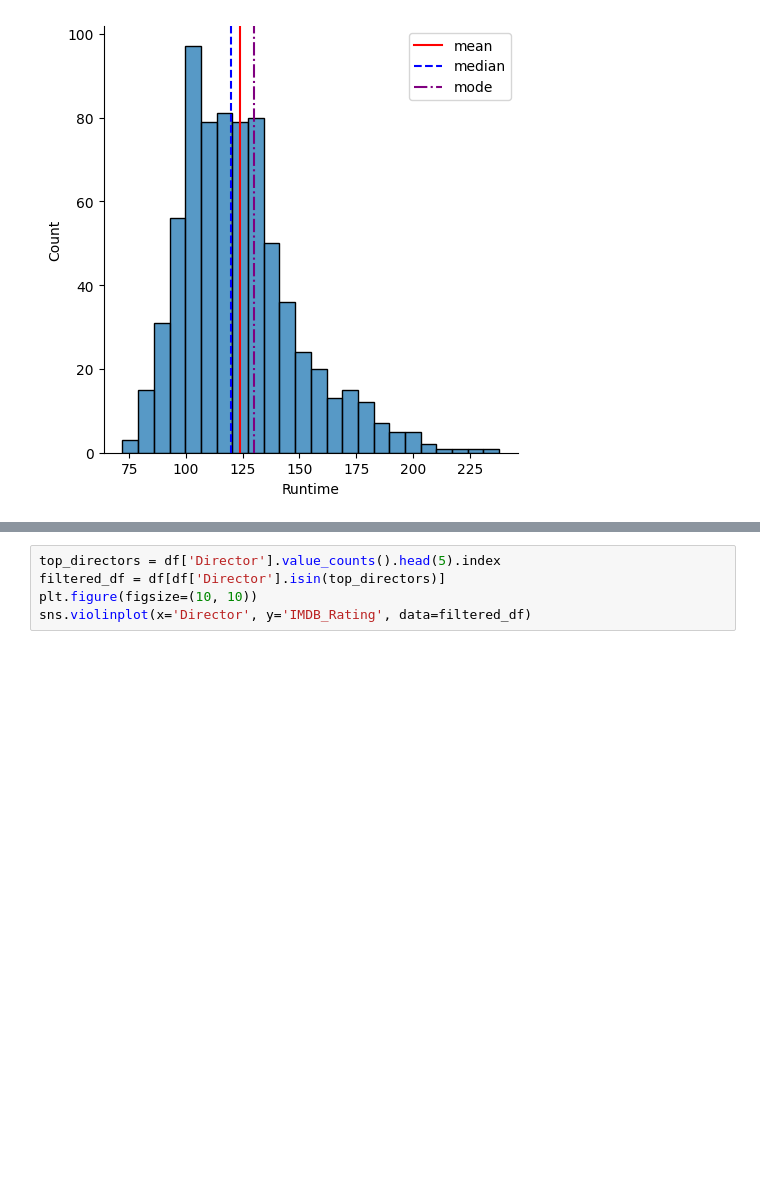
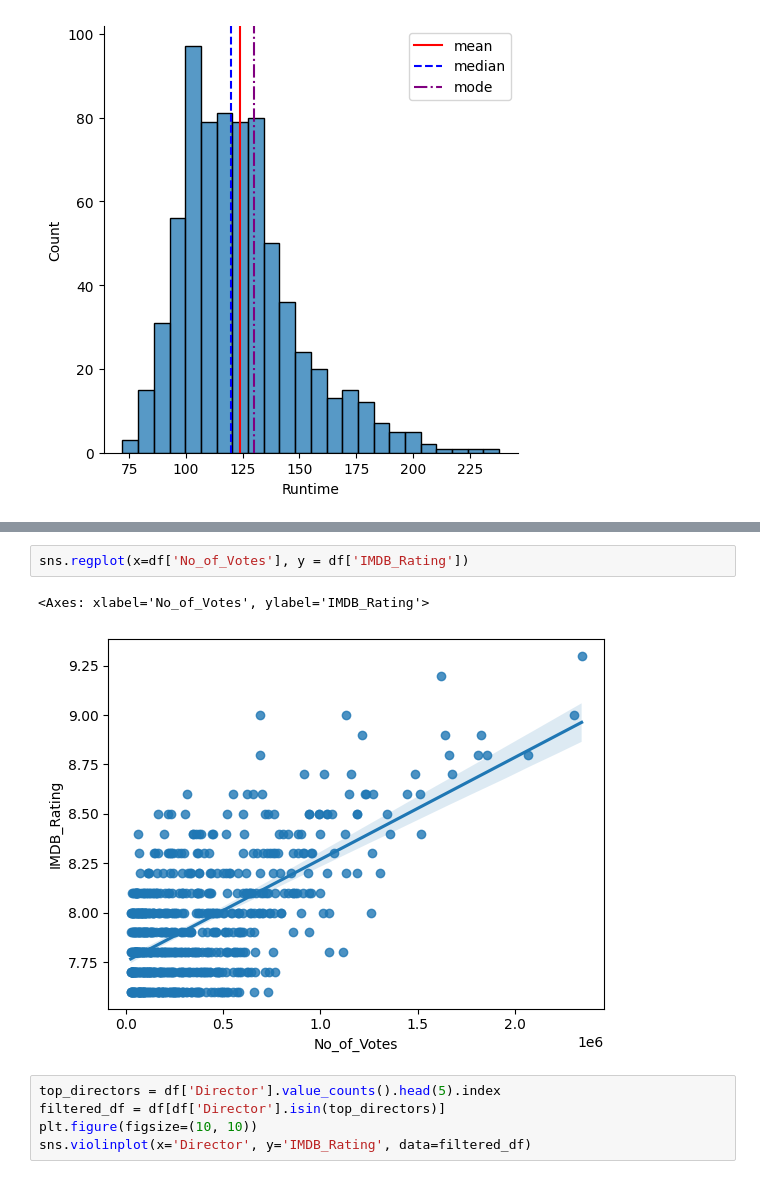
Before and after one commit to al27zanzottera/al27zanzottera.github.io, a Jupyter notebook: eda_imdb_top_1000.ipynb, the cells around one changed output, grey strips where cells are left out. Saved outputs shown, nothing was run; the diff lists cells and outputs as text; blank space fills up the shorter version.

```diff
--- a/eda_imdb_top_1000.ipynb
+++ b/eda_imdb_top_1000.ipynb
@@ -273,3 +246,8 @@ Name: count, dtype: int64
+# %%
+sns.regplot(x=df['No_of_Votes'], y = df['IMDB_Rating'])
+# %% [output]
+<Axes: xlabel='No_of_Votes', ylabel='IMDB_Rating'>
+[figure, added]
 # %%
 top_directors = df['Director'].value_counts().head(5).index
 filtered_df = df[df['Director'].isin(top_directors)]
```
Also changed, not shown: parts of 36 cells of this notebook.
